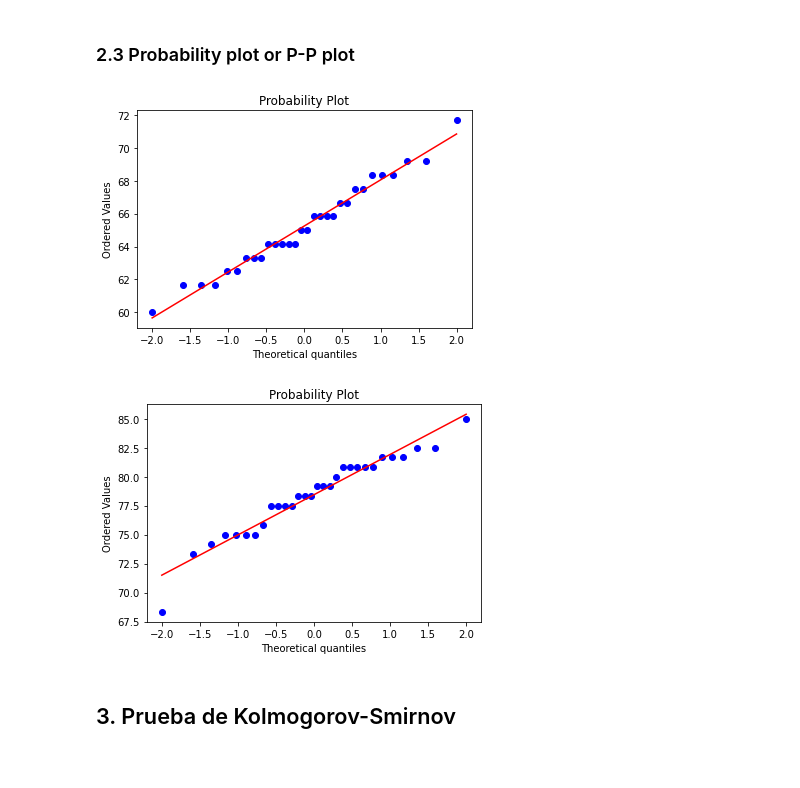
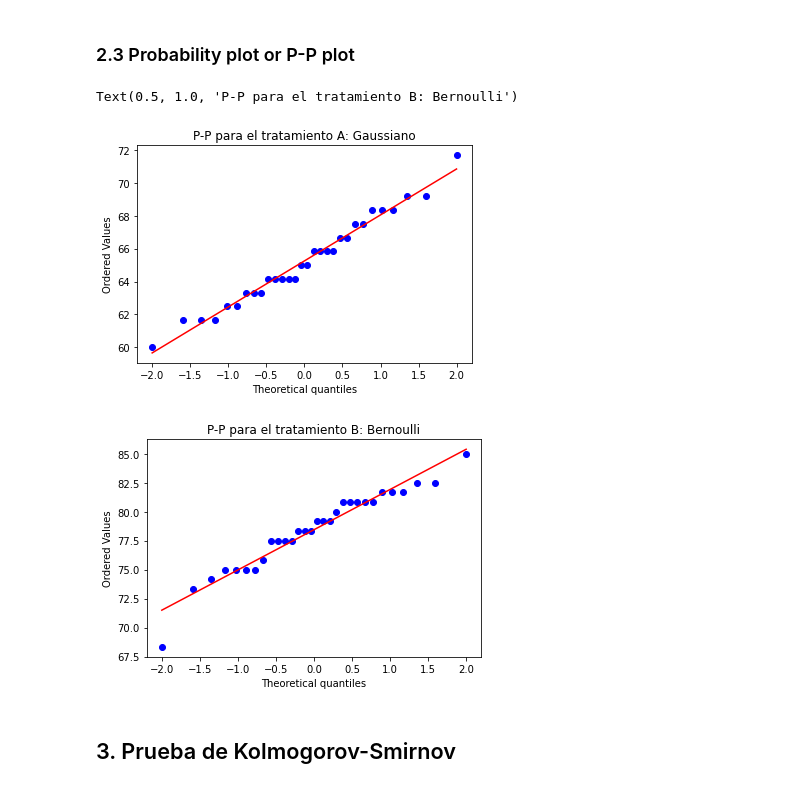
Before and after one commit to Programa-Ciencia-de-Datos/Estadistica_TP2, a Jupyter notebook: AB_Testing_Bayes.ipynb, the cells around one changed output. Saved outputs shown, nothing was run; the diff lists cells and outputs as text; code cells hidden in the pictures.

Commit message:
Add files via upload
Modification in labels for the graphics.

```diff
--- a/AB_Testing_Bayes.ipynb
+++ b/AB_Testing_Bayes.ipynb
@@ -512,16 +515,16 @@ display_box_plot(Treatment_A,Treatment_B, "Tasas de Aciertos", "Diagrama de Caja
 # %% [markdown]
 ### 2.3 Probability plot or P-P plot
 # %%
-fig = plt.figure()
-plt.title("P-P diagram de los datos con dist. Gaussiana")
+fig1 = plt.figure()
 res1 = stats.probplot(Treatment_A, plot=plt, dist = 'norm')
-
-fig = plt.figure()
-plt.title("P-P diagram de los datos con dist. Exponencial")
+plt.title("P-P para el tratamiento A: Gaussiano")
+fig2 = plt.figure()
 res2 = stats.probplot(Treatment_B, plot=plt, dist = 'norm')
+plt.title("P-P para el tratamiento B: Bernoulli")
 # %% [output]
+Text(0.5, 1.0, 'P-P para el tratamiento B: Bernoulli')
-[figure, old version]
+[figure, new version]
-[figure, old version]
+[figure, new version]
 # %% [markdown]
 ## 3. Prueba de Kolmogorov-Smirnov
 # %% [markdown]
```
Also changed, not shown: parts of 2 cells of this notebook.
